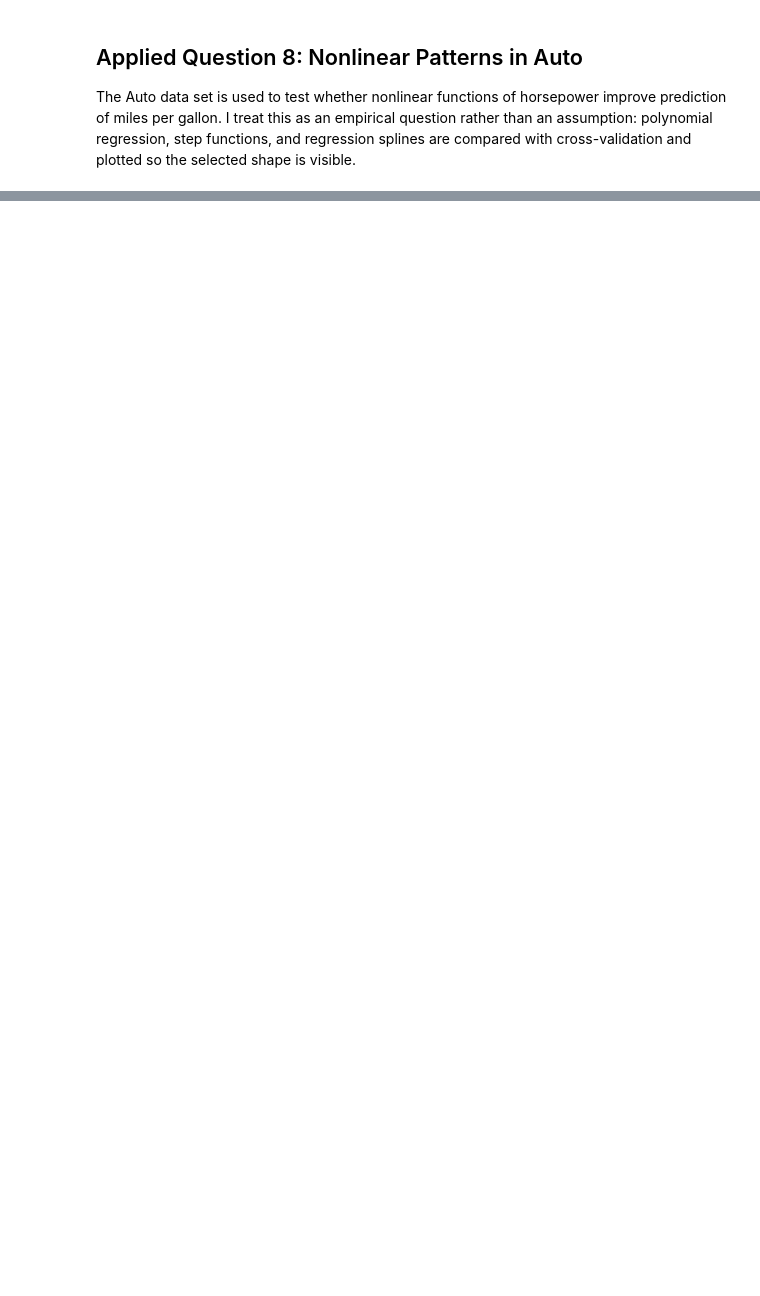
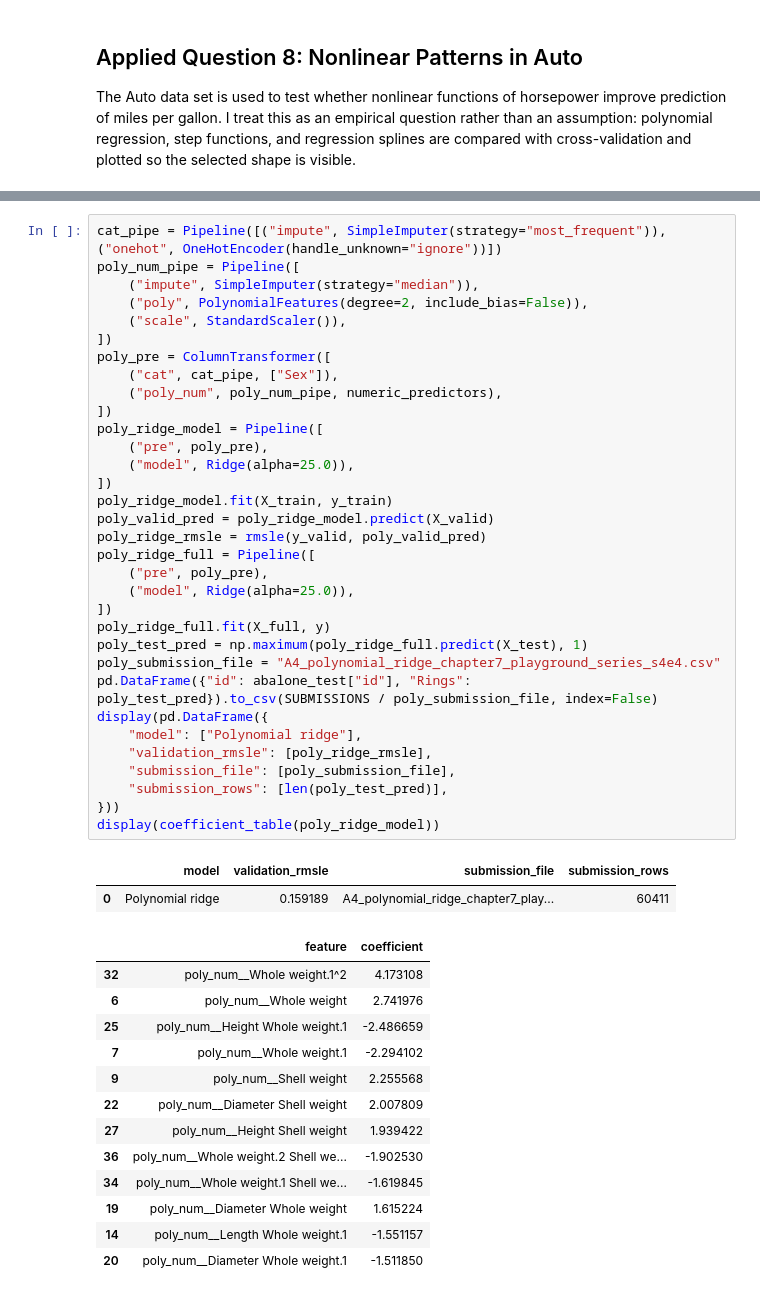
Before and after one commit to maldo81/dds-8555-predictive-analysis, a Jupyter notebook: Week 4/Assignment 4/MaldonadoJDDS8555-4.ipynb, the cells around one changed output, grey strips where cells are left out. Saved outputs shown, nothing was run; the diff lists cells and outputs as text; blank space fills up the shorter version.

```diff
--- a/Week 4/Assignment 4/MaldonadoJDDS8555-4.ipynb
+++ b/Week 4/Assignment 4/MaldonadoJDDS8555-4.ipynb
@@ -331,0 +352,49 @@ The comparison table keeps the two Kaggle submissions connected to the same vali
+# %%
+cat_pipe = Pipeline([("impute", SimpleImputer(strategy="most_frequent")), ("onehot", OneHotEncoder(handle_unknown="ignore"))])
+poly_num_pipe = Pipeline([
+    ("impute", SimpleImputer(strategy="median")),
+    ("poly", PolynomialFeatures(degree=2, include_bias=False)),
+    ("scale", StandardScaler()),
+])
+poly_pre = ColumnTransformer([
+    ("cat", cat_pipe, ["Sex"]),
+    ("poly_num", poly_num_pipe, numeric_predictors),
+])
+poly_ridge_model = Pipeline([
+    ("pre", poly_pre),
+    ("model", Ridge(alpha=25.0)),
+])
+poly_ridge_model.fit(X_train, y_train)
+poly_valid_pred = poly_ridge_model.predict(X_valid)
+poly_ridge_rmsle = rmsle(y_valid, poly_valid_pred)
+poly_ridge_full = Pipeline([
+    ("pre", poly_pre),
+    ("model", Ridge(alpha=25.0)),
+])
+poly_ridge_full.fit(X_full, y)
+poly_test_pred = np.maximum(poly_ridge_full.predict(X_test), 1)
+poly_submission_file = "A4_polynomial_ridge_chapter7_playground_series_s4e4.csv"
+pd.DataFrame({"id": abalone_test["id"], "Rings": poly_test_pred}).to_csv(SUBMISSIONS / poly_submission_file, index=False)
+display(pd.DataFrame({
+    "model": ["Polynomial ridge"],
+    "validation_rmsle": [poly_ridge_rmsle],
+    "submission_file": [poly_submission_file],
+    "submission_rows": [len(poly_test_pred)],
+}))
+display(coefficient_table(poly_ridge_model))
+# %% [output]
+|  | model | validation_rmsle | submission_file | submission_rows |
+| 0 | Polynomial ridge | 0.159189 | A4_polynomial_ridge_chapter7_play... | 60411 |
+|  | feature | coefficient |
+| 32 | poly_num__Whole weight.1^2 | 4.173108 |
+| 6 | poly_num__Whole weight | 2.741976 |
+| 25 | poly_num__Height Whole weight.1 | -2.486659 |
+| 7 | poly_num__Whole weight.1 | -2.294102 |
+| 9 | poly_num__Shell weight | 2.255568 |
+| 22 | poly_num__Diameter Shell weight | 2.007809 |
+| 27 | poly_num__Height Shell weight | 1.939422 |
+| 36 | poly_num__Whole weight.2 Shell we... | -1.902530 |
+| 34 | poly_num__Whole weight.1 Shell we... | -1.619845 |
+| 19 | poly_num__Diameter Whole weight | 1.615224 |
+| 14 | poly_num__Length Whole weight.1 | -1.551157 |
+| 20 | poly_num__Diameter Whole weight.1 | -1.511850 |
```
Also changed, not shown: parts of 24 cells of this notebook, 1 other file.
